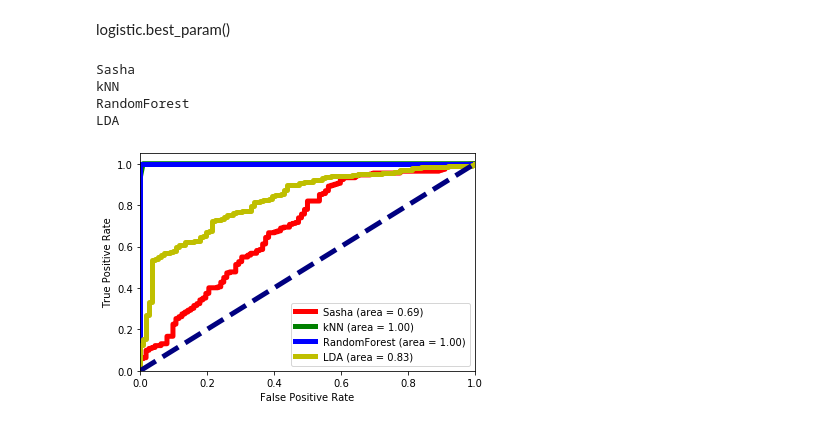
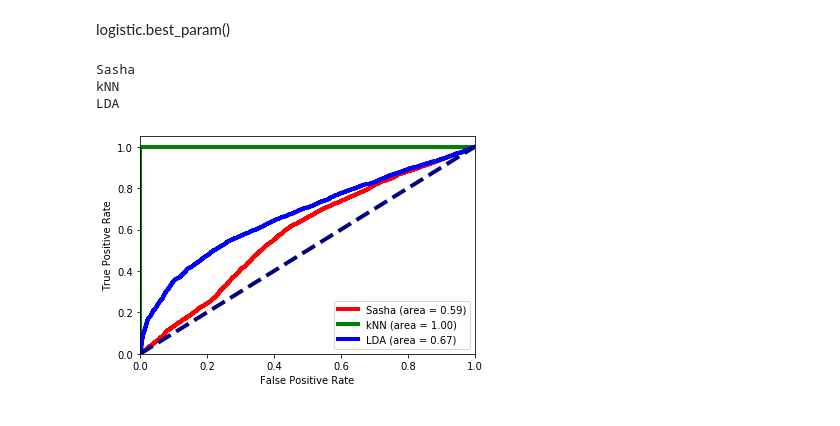
Before and after one commit to FrancescoVassalli/HIPhotonCluster, a Jupyter notebook: algoTesting/Inclusive.ipynb, the cells around one changed output. Cells and saved outputs as stored; diff of their text form; code cells hidden in the pictures.

Commit message:
unsub worked sub does not. Not done adding Ecal

```diff
--- a/algoTesting/Inclusive.ipynb
+++ b/algoTesting/Inclusive.ipynb
@@ -160,7 +160,7 @@ def diagnoseForest(model,names):
     Image(filename = newTitle)
     index = index+1
 # %%
-train, test = csvToInput("unsub_photonClusters.csv")
+train, test = csvToInput("photonClusters.csv")
 trainS = train
 testS = test
 train = train.drop(['sProb'],axis=1)
@@ -344,11 +354,10 @@ mlp.score()
 # %%
 mlp.best_param()
 # %%
-algos = [sasha,knn,randomForest,lda]
+algos = [sasha,knn,lda]
 plotRoc(algos)
 # %% [output]
 Sasha
 kNN
-RandomForest
 LDA
-[figure, old version]
+[figure, new version]
```
Also changed, not shown: parts of 9 cells of this notebook, 2 other files.
